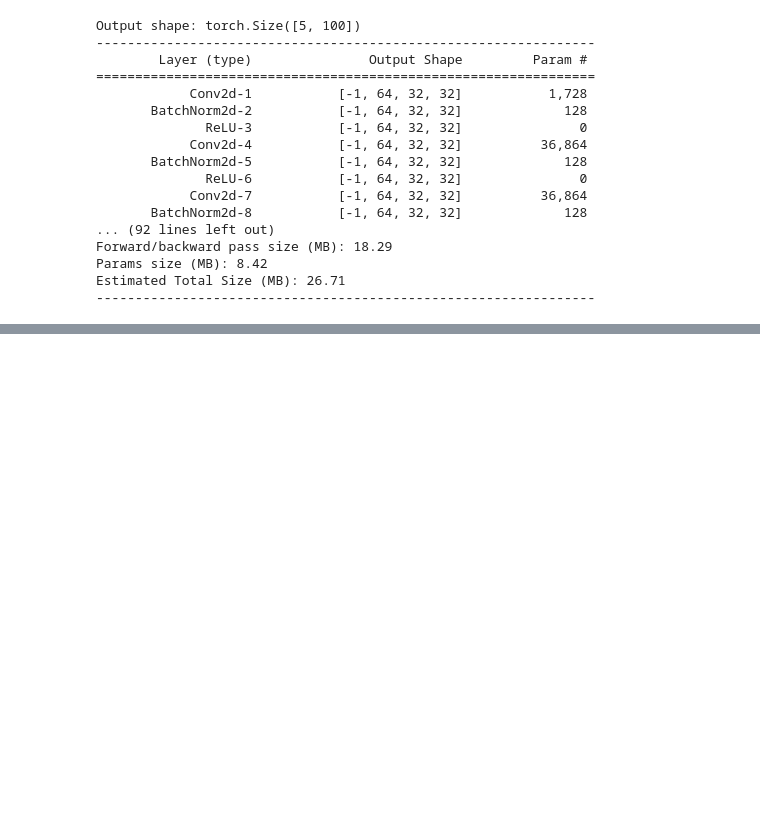
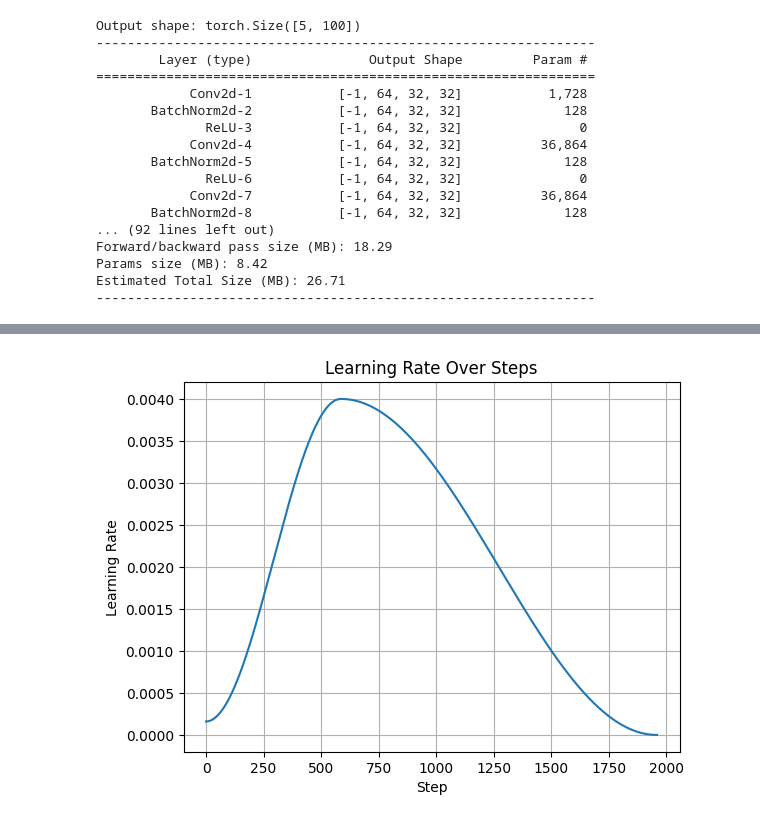
Before and after one commit to aravindchakravarti/ERAv4, a Jupyter notebook: S8_Cifar100_ResNet/CIFAR100.ipynb, the cells around one changed output, grey strips where cells are left out. Saved outputs shown, nothing was run; the diff lists cells and outputs as text; code cells hidden in the pictures; blank space fills up the shorter version.

```diff
--- a/S8_Cifar100_ResNet/CIFAR100.ipynb
+++ b/S8_Cifar100_ResNet/CIFAR100.ipynb
@@ -430,0 +470,9 @@ plt.show()
+# %%
+plt.plot(learning_rate_over_steps)
+plt.xlabel('Step')
+plt.ylabel('Learning Rate')
+plt.title('Learning Rate Over Steps')
+plt.grid(True)
+plt.show()
+# %% [output]
+[figure, added]
```
Also changed, not shown: parts of 9 cells of this notebook.
